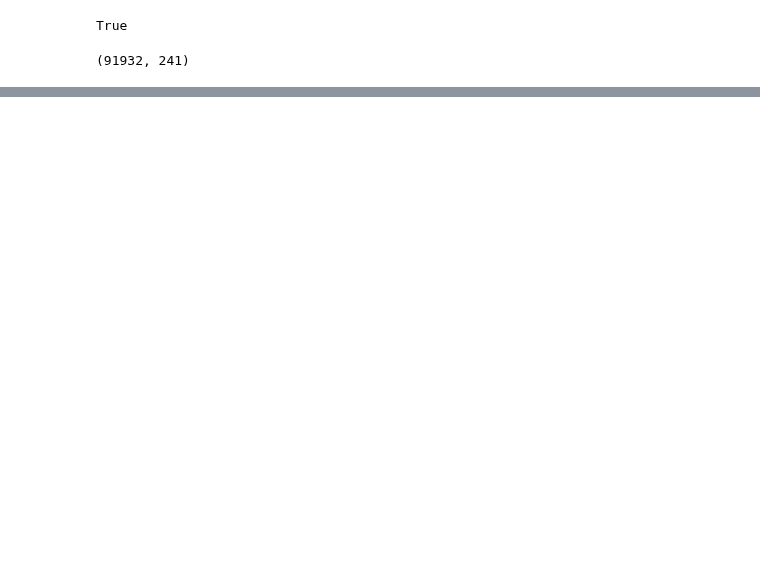
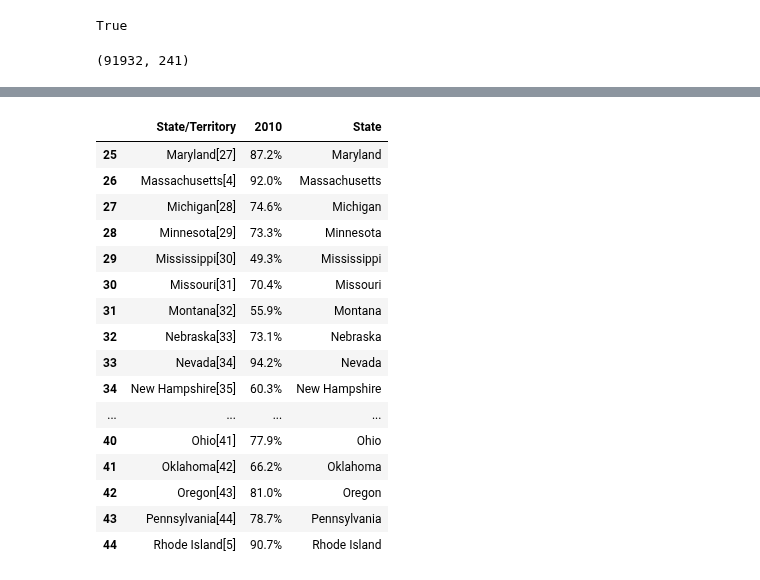
Before and after one commit to bdi2357/Covid19_forecasting, a Jupyter notebook: Mobility.ipynb, the cells around one changed output, grey strips where cells are left out. Cells and saved outputs as stored; diff of their text form; code cells hidden in the pictures; blank space fills up the shorter version.

```diff
--- a/Mobility.ipynb
+++ b/Mobility.ipynb
@@ -380,0 +525,26 @@ df_fi = pd.
+# %%
+#usf2 = usf2.rename(columns={x:x[1] for x in usf2.columns})
+usf2.columns = [x[1] for x in usf2.columns]
+# %%
+usf2.columns[0],usf2[['State/Territory','2010']][5:15]
+usf3 = usf2[5:][['State/Territory','2010']]
+usf3['State'] = usf3.apply(lambda r: re.findall('[A-Za-z\ \-]+',r['State/Territory'])[0],axis=1)
+usf3[20:40]
+# %% [output]
+|  | State/Territory | 2010 | State |
+| 25 | Maryland[27] | 87.2% | Maryland |
+| 26 | Massachusetts[4] | 92.0% | Massachusetts |
+| 27 | Michigan[28] | 74.6% | Michigan |
+| 28 | Minnesota[29] | 73.3% | Minnesota |
+| 29 | Mississippi[30] | 49.3% | Mississippi |
+| 30 | Missouri[31] | 70.4% | Missouri |
+| 31 | Montana[32] | 55.9% | Montana |
+| 32 | Nebraska[33] | 73.1% | Nebraska |
+| 33 | Nevada[34] | 94.2% | Nevada |
+| 34 | New Hampshire[35] | 60.3% | New Hampshire |
+| ... | ... | ... | ... |
+| 40 | Ohio[41] | 77.9% | Ohio |
+| 41 | Oklahoma[42] | 66.2% | Oklahoma |
+| 42 | Oregon[43] | 81.0% | Oregon |
+| 43 | Pennsylvania[44] | 78.7% | Pennsylvania |
+| 44 | Rhode Island[5] | 90.7% | Rhode Island |
```
Also changed, not shown: parts of 32 cells of this notebook, 1 other file.
